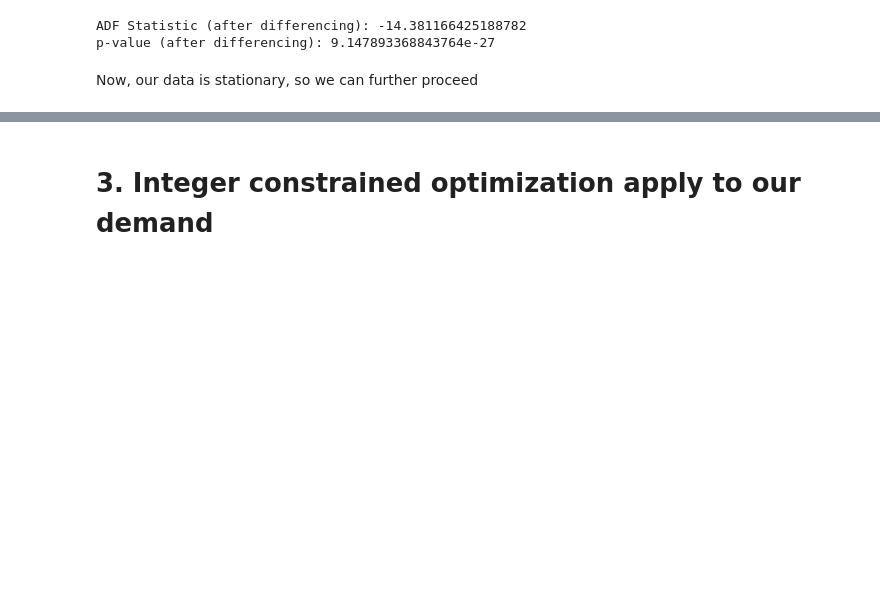
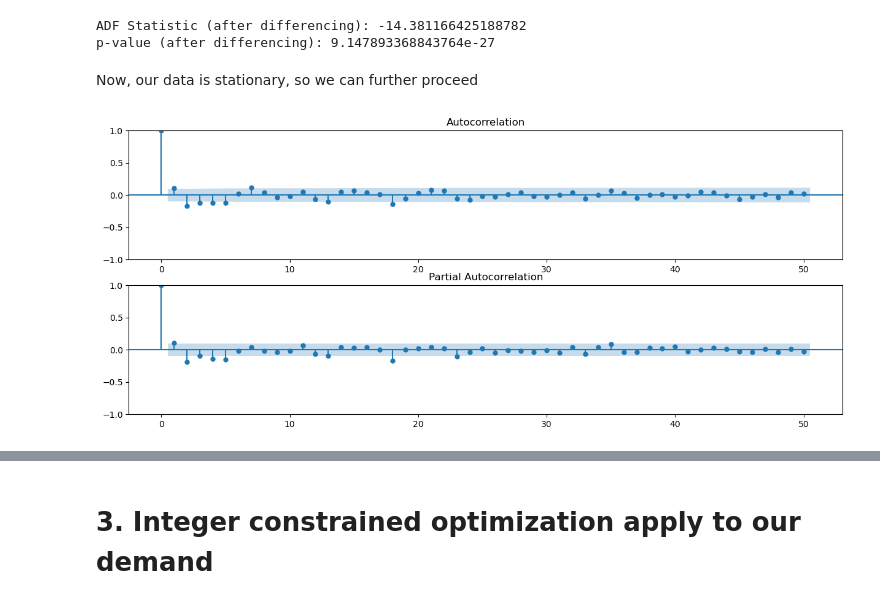
Before and after one commit to juanhorrillo/reinforcement_learning, a Jupyter notebook: AFH iteration 2.ipynb, the cells around one changed output, grey strips where cells are left out. Cells and saved outputs as stored; diff of their text form; code cells hidden in the pictures; blank space fills up the shorter version.

```diff
--- a/AFH iteration 2.ipynb
+++ b/AFH iteration 2.ipynb
@@ -154,3 +166,17 @@ Now, our data is stationary, so we can further proceed
 # %%
 # Splitting the data into train and test sets
 train, test = train_test_split(df, test_size=0.2, shuffle=False)
+# %%
+from statsmodels.graphics.tsaplots import plot_acf, plot_pacf
+
+nlags = 50 # play with this parameter
+
+# ValueError: Can only compute partial correlations for lags up to 50% of the sample size.
+
+fig, ax = plt.subplots(2,1, figsize = (15,6))
+
+plot_acf(train['diff_temperature'], lags = nlags, ax=ax[0])
+plot_pacf(train['diff_temperature'], lags = nlags, method="ols", ax=ax[1])
+plt.show()
+# %% [output]
+[figure, added]
```
Also changed, not shown: parts of 4 cells of this notebook.
